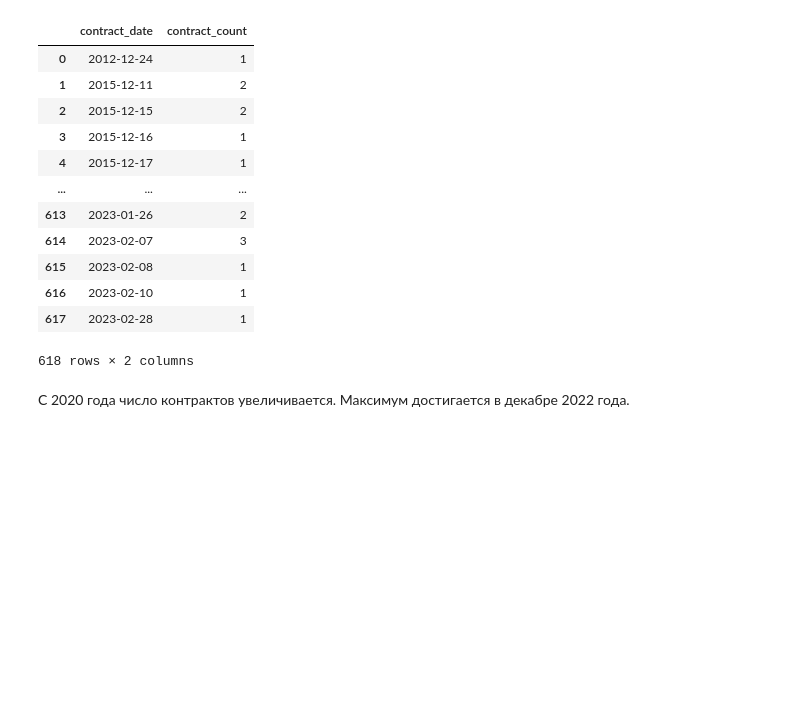
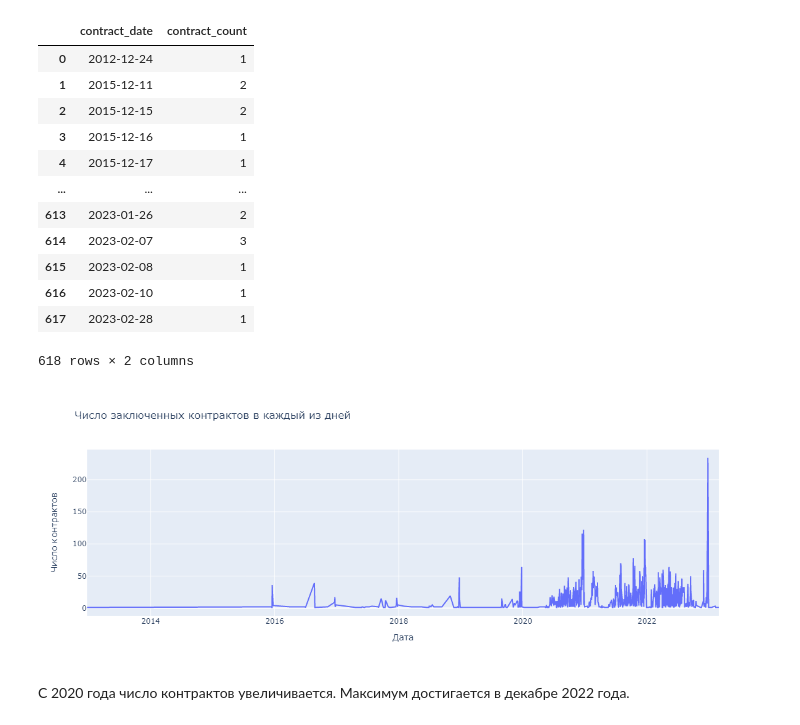
Before and after one commit to mellow-moon/grants_research, a Jupyter notebook: grants_research.ipynb, the cells around one changed output. Cells and saved outputs as stored; diff of their text form; code cells hidden in the pictures; blank space fills up the shorter version.

```diff
--- a/grants_research.ipynb
+++ b/grants_research.ipynb
@@ -228,13 +230,17 @@ contract_count_by_day
 # %%
 import plotly.express as px
 
 fig = px.line(contract_count_by_day, x='contract_date', y='contract_count',
               labels={
                      'contract_date': 'Дата',
                      'contract_count': 'Число контрактов'
                      },
               title='Число заключенных контрактов в каждый из дней')
 fig.show()
+
+display(Image(filename='img/contracts_count.png', width=800))
+# %% [output]
+[figure, added]
 # %% [markdown]
 C 2020 года число контрактов увеличивается. Максимум достигается в декабре 2022 года.
 # %%
```
Also changed, not shown: parts of 10 cells of this notebook, 10 other files.
